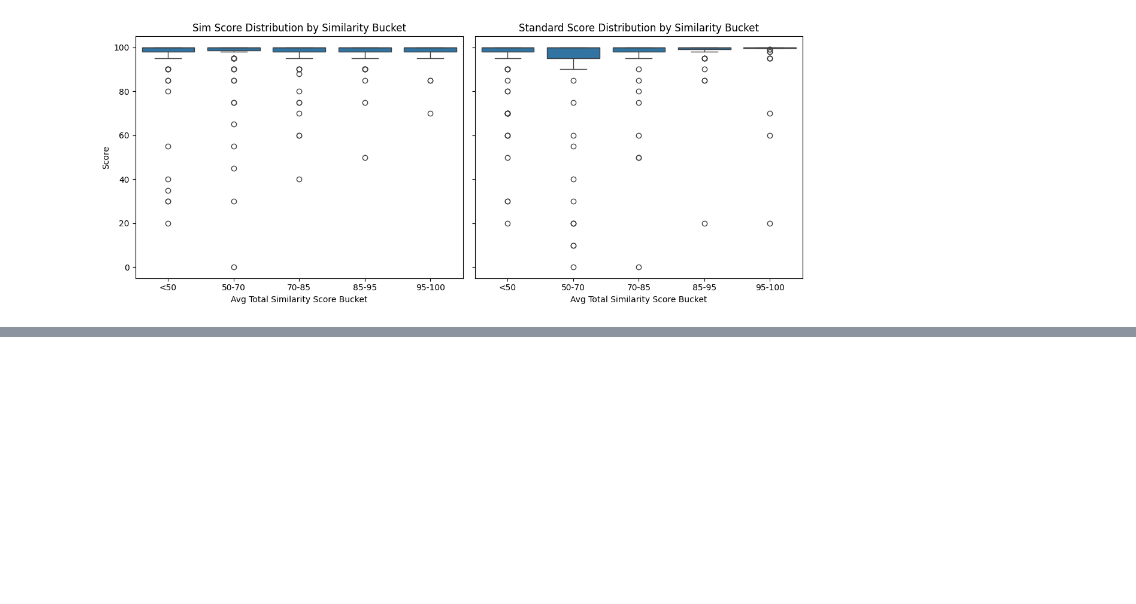
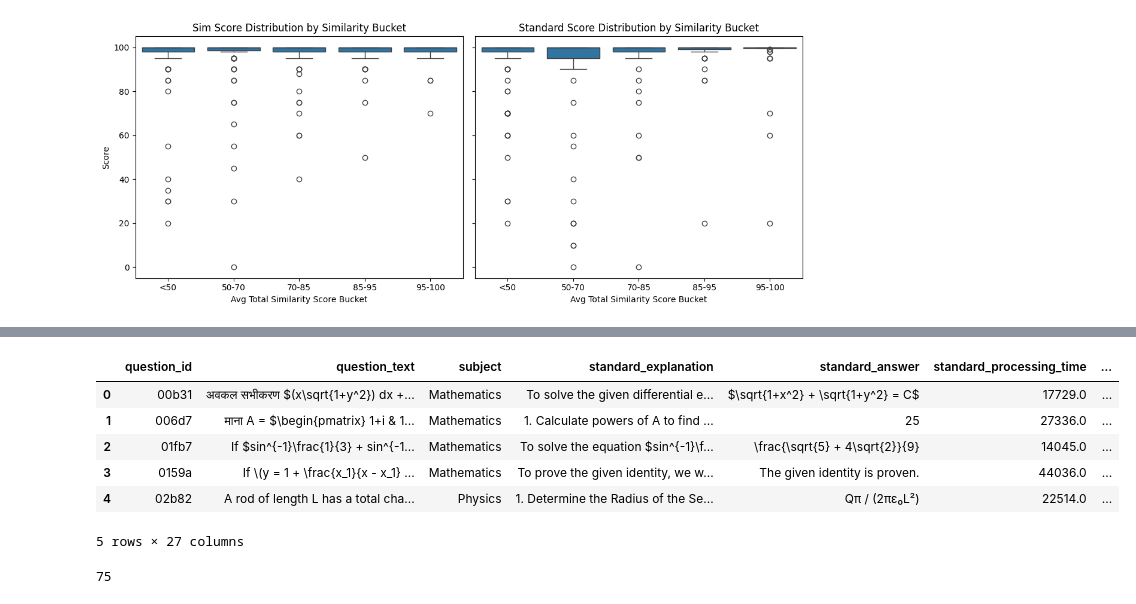
Before and after one commit to bharathraj-v/similar-q-eval, a Jupyter notebook: eval_data_exploration.ipynb, the cells around one changed output, grey strips where cells are left out. Cells and saved outputs as stored; diff of their text form; code cells hidden in the pictures; blank space fills up the shorter version.

```diff
--- a/eval_data_exploration.ipynb
+++ b/eval_data_exploration.ipynb
@@ -221,0 +275,20 @@ plt.show()
+# %%
+merged_df = comparision_eval.merge(
+    sim_metrics_df,
+    on=["question_id", "subject"],  # merge keys
+    how="inner"
+)
+
+merged_df.head()
+# %% [output]
+|  | question_id | question_text | subject | standard_explanation | standard_answer | standard_processing_time | ... |
+| 0 | 00b31 | अवकल सभीकरण $(x\sqrt{1+y^2}) dx +... | Mathematics | To solve the given differential e... | $\sqrt{1+x^2} + \sqrt{1+y^2} = C$ | 17729.0 | ... |
+| 1 | 006d7 | माना A = $\begin{pmatrix} 1+i & 1... | Mathematics | 1. Calculate powers of A to find ... | 25 | 27336.0 | ... |
+| 2 | 01fb7 | If $sin^{-1}\frac{1}{3} + sin^{-1... | Mathematics | To solve the equation $sin^{-1}\f... | \frac{\sqrt{5} + 4\sqrt{2}}{9} | 14045.0 | ... |
+| 3 | 0159a | If \(y = 1 + \frac{x_1}{x - x_1} ... | Mathematics | To prove the given identity, we w... | The given identity is proven. | 44036.0 | ... |
+| 4 | 02b82 | A rod of length L has a total cha... | Physics | 1. Determine the Radius of the Se... | Qπ / (2πε₀L²) | 22514.0 | ... |
+5 rows × 27 columns
+# %%
+len(merged_df)
+# %% [output]
+75
```
Also changed, not shown: parts of 16 cells of this notebook, 7 other files.
